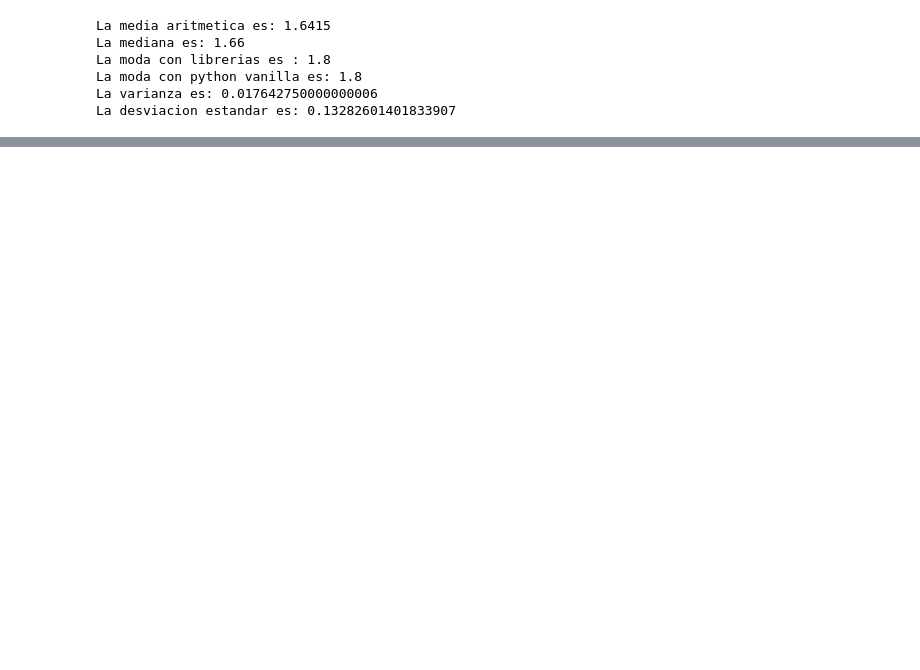
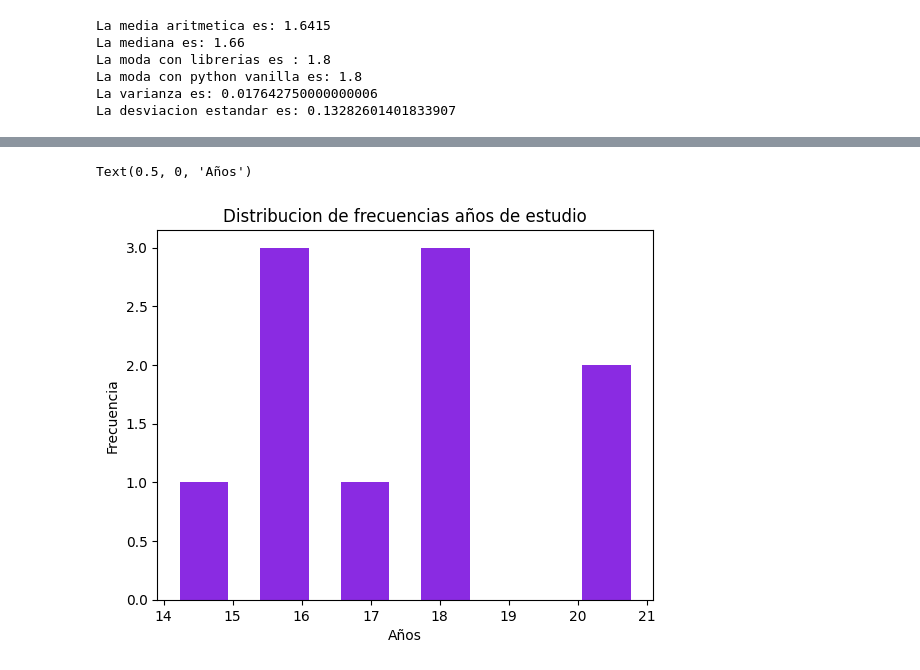
Before and after one commit to brunozenobio/Soy_Henry, a Jupyter notebook: M2/Clase 01/homeworl_clase1.ipynb, the cells around one changed output, grey strips where cells are left out. Saved outputs shown, nothing was run; the diff lists cells and outputs as text; code cells hidden in the pictures; blank space fills up the shorter version.

```diff
--- a/M2/Clase 01/homeworl_clase1.ipynb
+++ b/M2/Clase 01/homeworl_clase1.ipynb
@@ -43,0 +47,3 @@ La desviacion estandar es: 0.13282601401833907
+# %%
+df_ingresos = pd.DataFrame(dict(Años_estudio=[17,18,21,16,16,21,16,14,18,18],Ingreso_en_miles=[10.5,6.8,20.7,18.2,8.6,25.8,22.2,5.9,7.6,11.8]))
+df_ingresos
@@ -43,0 +62,9 @@ La desviacion estandar es: 0.13282601401833907
+# %%
+# Años de estudio
+plt.hist(x=df_ingresos['Años_estudio'],bins=6,color='blueviolet',rwidth=0.6)
+plt.title('Distribucion de frecuencias años de estudio')
+plt.ylabel('Frecuencia')
+plt.xlabel('Años')
+# %% [output]
+Text(0.5, 0, 'Años')
+[figure, added]
```
Also changed, not shown: parts of 13 cells of this notebook.
